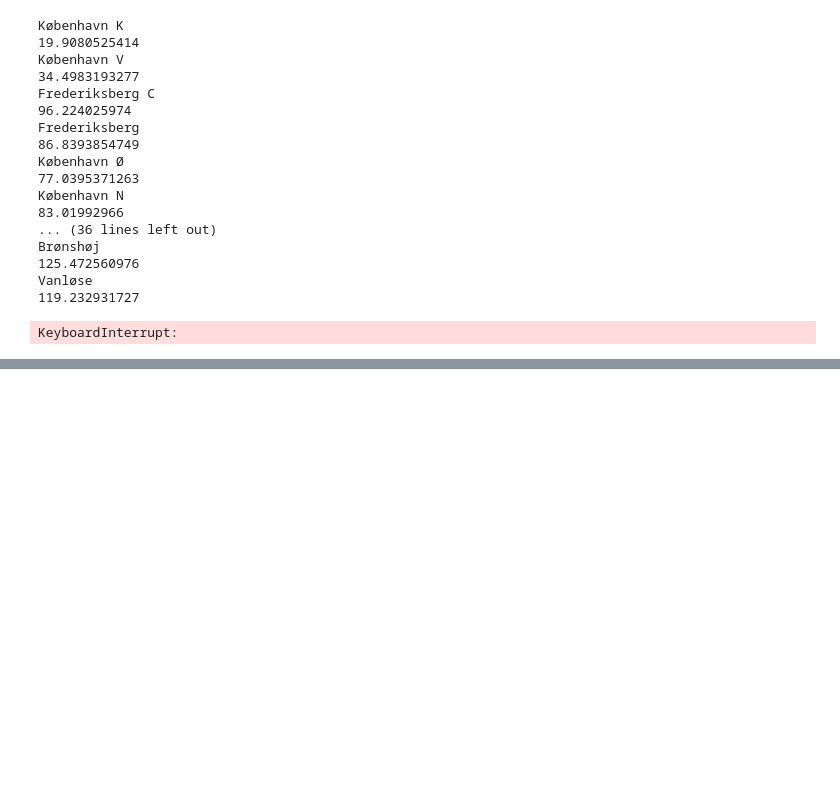
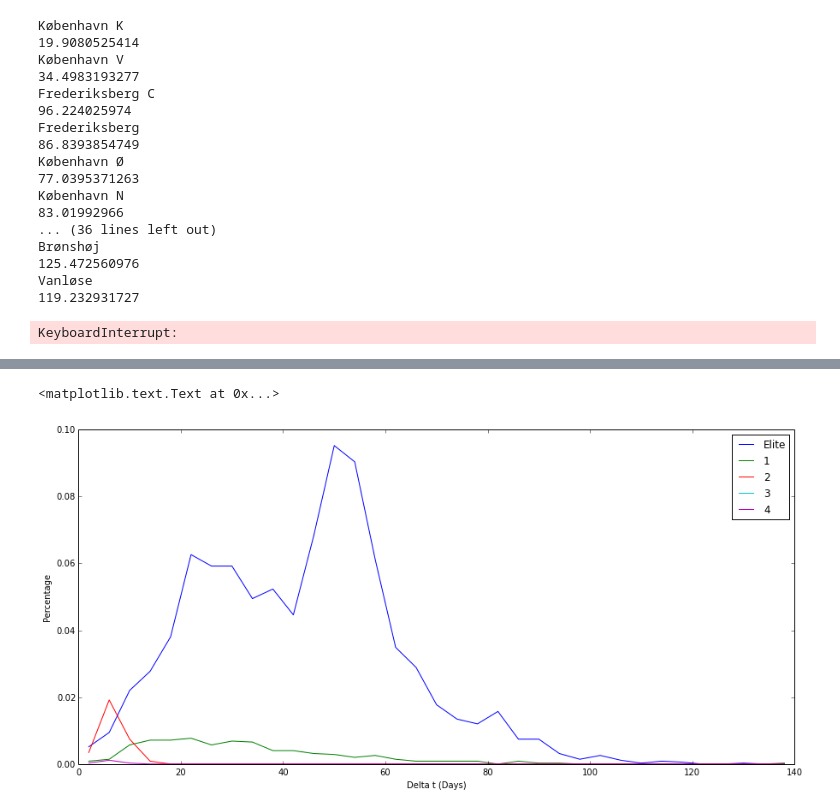
Before and after one commit to Happyzippy/socialdata, a Jupyter notebook: SmileyProject/DataAnalysis.ipynb, the cells around one changed output, grey strips where cells are left out. Cells and saved outputs as stored; diff of their text form; code cells hidden in the pictures; blank space fills up the shorter version.

```diff
--- a/SmileyProject/DataAnalysis.ipynb
+++ b/SmileyProject/DataAnalysis.ipynb
@@ -509,0 +557,28 @@ mapdata['features'][300]
+# %%
+nanmask = kontroller.deltat.map(math.isnan) == False
+bins = range(0,1000,4*7)
+histdata = {'bins':bins}
+histdata['items'] = []
+for branche in branchelabels:
+    b_id = branchelabels[branche]
+
+    buf = {}
+    buf['deltatHist'] = {}
+    bdata = kontroller.loc[nanmask & (kontroller.pixibranche_id == b_id)]
+    buf['antal'] = len(bdata)
+    for i in range(0,5):
+        if i == 0: # elite
+            d = np.histogram(bdata.loc[(bdata.Elite_Smiley == 1)].deltat.map(round),bins)[0]
+        else:
+            d = np.histogram(bdata.loc[(bdata.kontrol == i) & ((bdata.Elite_Smiley != 1))].deltat.map(round),bins)[0]
+
+        buf['deltatHist'][i] = d.tolist()
+    buf['branche'] = branche;
+
+    histdata['items'].append(buf);
+
+    #histdata[branche] = {'hist':d, 'total':len(data)}
+    #plt.plot(bins[1:] - np.diff(bins)/2, d/sum(d))
+
+#kontroller.pixibranche_id
+#np.histogram(kontroller.loc[mask].deltat.map(round), 1000)
@@ -509,0 +593,16 @@ mapdata['features'][300]
+# %%
+
+plt.figure(figsize=(15,7))
+for d in histdata['items'][8:9]:
+    #print d
+    #print d['branche']
+    for i in range(0,5):
+        plt.plot((histdata['bins'][1:] - np.diff(histdata['bins'])/2)/7, np.asarray(d['deltatHist'][i])/d['antal'])
+
+plt.legend(["Elite", '1', '2', '3','4'])
+#plt.ylim(0,0.2);
+plt.xlabel("Delta t (Days)")
+plt.ylabel("Percentage")
+# %% [output]
+<matplotlib.text.Text at 0x...>
+[figure, added]
```
Also changed, not shown: parts of 10 cells of this notebook, 4 other files.
